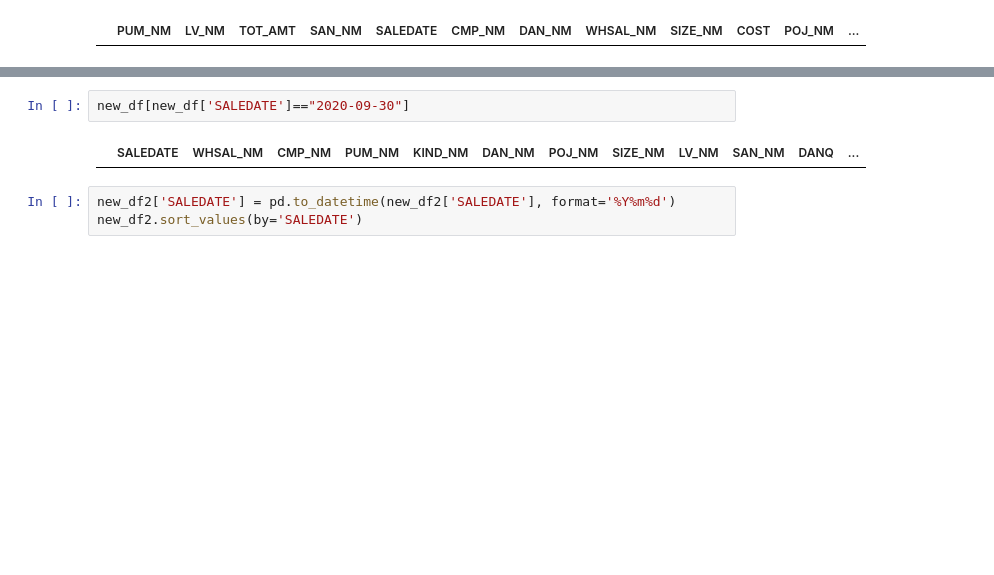
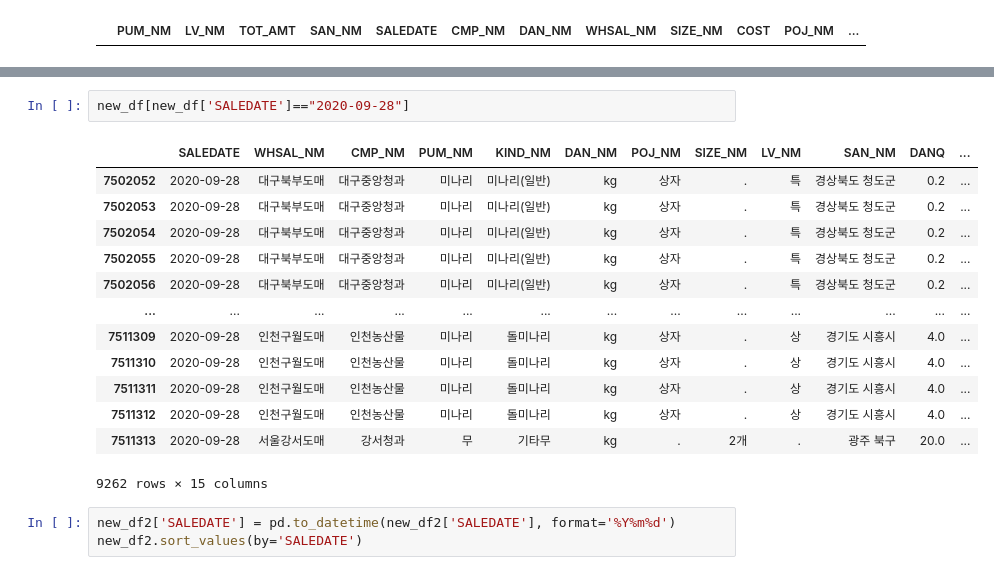
Before and after one commit to bub3690/stat_bigdata2021, a Jupyter notebook: scrap/dome_all_data.ipynb, the cells around one changed output, grey strips where cells are left out. Saved outputs shown, nothing was run; the diff lists cells and outputs as text; blank space fills up the shorter version.

```diff
--- a/scrap/dome_all_data.ipynb
+++ b/scrap/dome_all_data.ipynb
@@ -143,7 +181,19 @@ for ve in vege:
 # %%
-new_df[new_df['SALEDATE']=="2020-09-30"]
+new_df[new_df['SALEDATE']=="2020-09-28"]
 # %% [output]
 |  | SALEDATE | WHSAL_NM | CMP_NM | PUM_NM | KIND_NM | DAN_NM | POJ_NM | SIZE_NM | LV_NM | SAN_NM | DANQ | ... |
+| 7502052 | 2020-09-28 | 대구북부도매 | 대구중앙청과 | 미나리 | 미나리(일반) | kg | 상자 | . | 특 | 경상북도 청도군 | 0.2 | ... |
+| 7502053 | 2020-09-28 | 대구북부도매 | 대구중앙청과 | 미나리 | 미나리(일반) | kg | 상자 | . | 특 | 경상북도 청도군 | 0.2 | ... |
+| 7502054 | 2020-09-28 | 대구북부도매 | 대구중앙청과 | 미나리 | 미나리(일반) | kg | 상자 | . | 특 | 경상북도 청도군 | 0.2 | ... |
+| 7502055 | 2020-09-28 | 대구북부도매 | 대구중앙청과 | 미나리 | 미나리(일반) | kg | 상자 | . | 특 | 경상북도 청도군 | 0.2 | ... |
+| 7502056 | 2020-09-28 | 대구북부도매 | 대구중앙청과 | 미나리 | 미나리(일반) | kg | 상자 | . | 특 | 경상북도 청도군 | 0.2 | ... |
+| ... | ... | ... | ... | ... | ... | ... | ... | ... | ... | ... | ... | ... |
+| 7511309 | 2020-09-28 | 인천구월도매 | 인천농산물 | 미나리 | 돌미나리 | kg | 상자 | . | 상 | 경기도 시흥시 | 4.0 | ... |
+| 7511310 | 2020-09-28 | 인천구월도매 | 인천농산물 | 미나리 | 돌미나리 | kg | 상자 | . | 상 | 경기도 시흥시 | 4.0 | ... |
+| 7511311 | 2020-09-28 | 인천구월도매 | 인천농산물 | 미나리 | 돌미나리 | kg | 상자 | . | 상 | 경기도 시흥시 | 4.0 | ... |
+| 7511312 | 2020-09-28 | 인천구월도매 | 인천농산물 | 미나리 | 돌미나리 | kg | 상자 | . | 상 | 경기도 시흥시 | 4.0 | ... |
+| 7511313 | 2020-09-28 | 서울강서도매 | 강서청과 | 무 | 기타무 | kg | . | 2개 | . | 광주 북구 | 20.0 | ... |
+9262 rows × 15 columns
 # %%
 new_df2['SALEDATE'] = pd.to_datetime(new_df2['SALEDATE'], format='%Y%m%d')
 new_df2.sort_values(by='SALEDATE')
```
Also changed, not shown: parts of 7 cells of this notebook, 3 other files.
